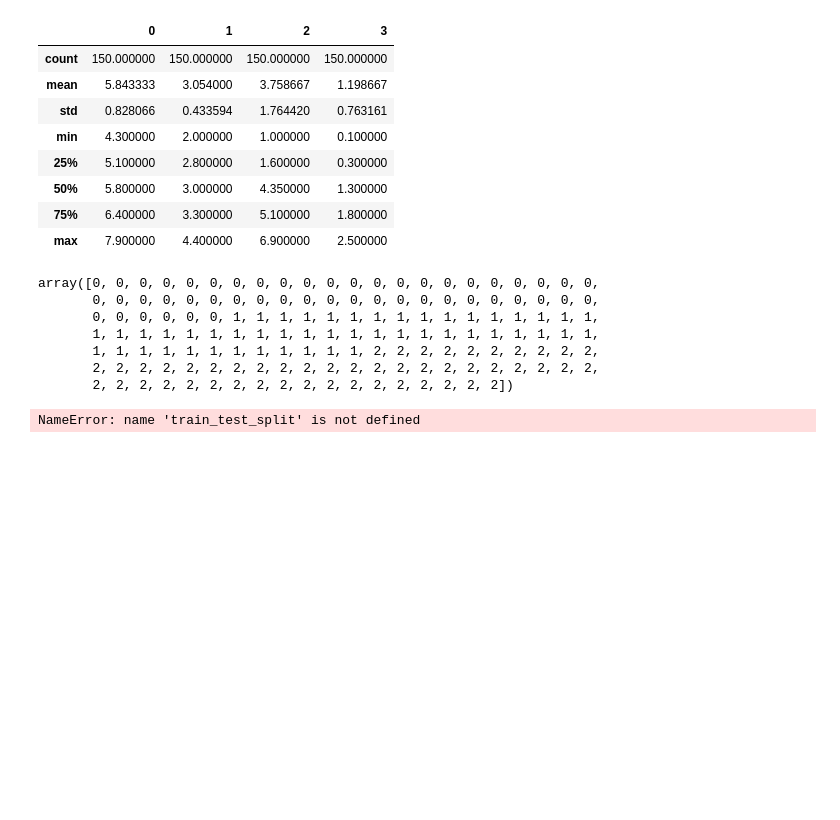
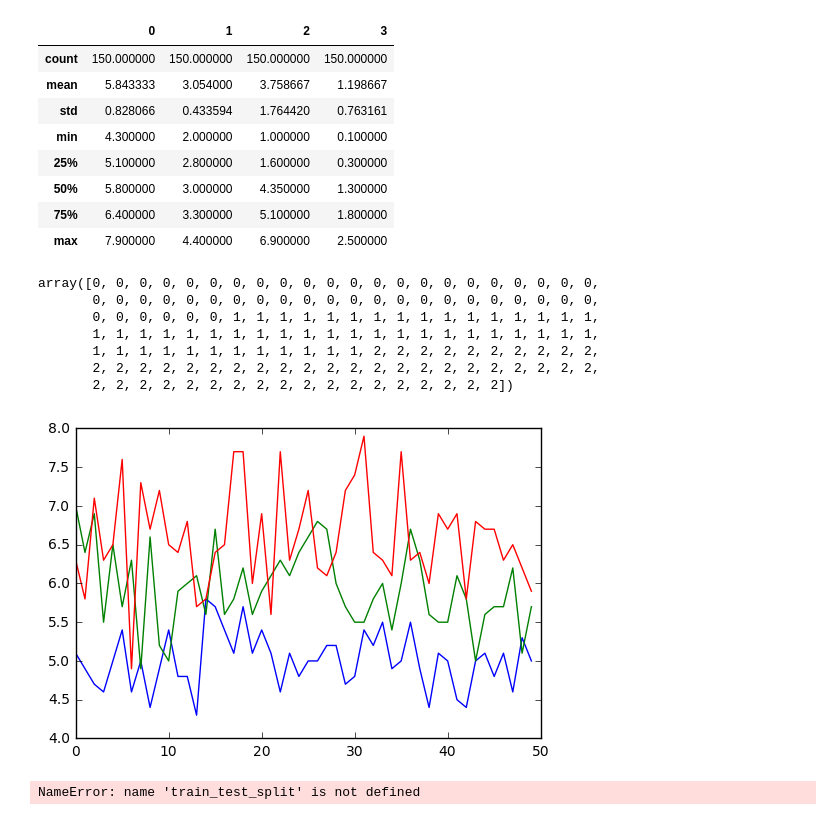
Before and after one commit to andreatrv/tests, a Jupyter notebook: iris.ipynb, the cells around one changed output. Saved outputs shown, nothing was run; the diff lists cells and outputs as text; code cells hidden in the pictures; blank space fills up the shorter version.

```diff
--- a/iris.ipynb
+++ b/iris.ipynb
@@ -38,6 +38,11 @@ array([0, 0, 0, 0, 0, 0, 0, 0, 0, 0, 0, 0, 0, 0, 0, 0, 0, 0, 0, 0, 0, 0,
 # %%
 unique, counts = np.unique(y, return_counts=True)
 #plt.pie(counts)
+
+for i in unique:
+    plt.plot(iris.data[y==i, 0]) # could look at all 4 cols
+# %% [output]
+[figure, added]
 # %%
 from sklearn.neighbors import KNeighborsClassifier
 
```
Also changed, not shown: parts of 1 cell of this notebook.
